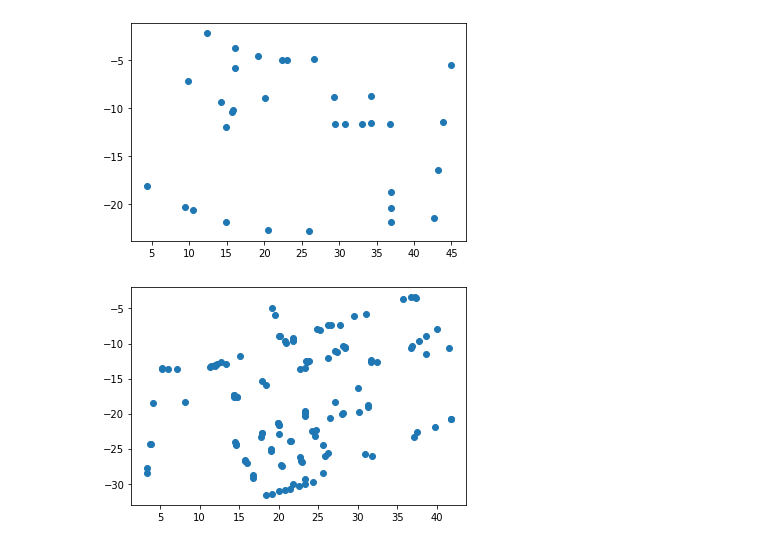
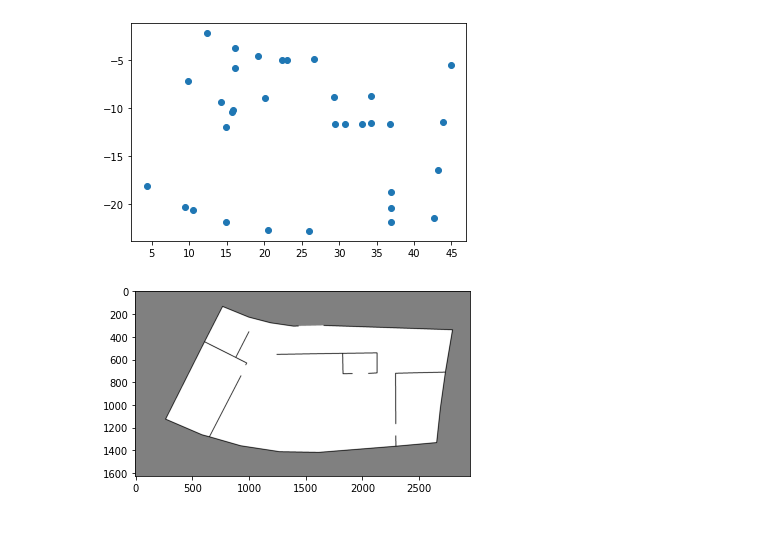
Before and after one commit to arjo129/auto_map_warper, a Jupyter notebook: map_warping.ipynb, the cells around one changed output. Cells and saved outputs as stored; diff of their text form; code cells hidden in the pictures.

```diff
--- a/map_warping.ipynb
+++ b/map_warping.ipynb
@@ -192,8 +116,26 @@ plt.scatter(verts_transformed[:,0], verts_transformed[:,1])
 plt.show()
 # %% [output]
 [figure]
-# %%
-plt.scatter(lidar_end_points[:,0]/10, -lidar_end_points[:,1]/10)
-plt.show()
-# %% [output]
-[figure, removed]
+# %%
+def to_gridmap(yaml_map):
+    vertices = yaml_map["vertices"]
+    verts = np.array([[int(vertex[0]), int(vertex[1])] for vertex in vertices])
+    width, height = (int(max(verts[:,0])), int(max(verts[:,1])))
+    img = np.ones((height,width,3), np.uint8)*128
+    floor_perimeter = []
+    for edge in yaml_map["floors"][0]["vertices"]:
+        pt = tuple(verts[edge])
+        floor_perimeter.append(pt)
+    floor_perimeter = np.array([[floor_perimeter]], dtype="int32")
+    cv2.fillPoly(img, floor_perimeter, (255,255,255))
+    for wall in yaml_map["walls"]:
+        start = tuple(verts[wall[0]])
+        end = tuple(verts[wall[1]])
+        cv2.line(img, start, end, (0,0,0), 5)
+    return img
+
+img = to_gridmap(office_map["levels"]["L1"])
+plt.imshow(img)
+plt.show()
+# %% [output]
+[figure, added]
```
Also changed, not shown: parts of 12 cells of this notebook.
